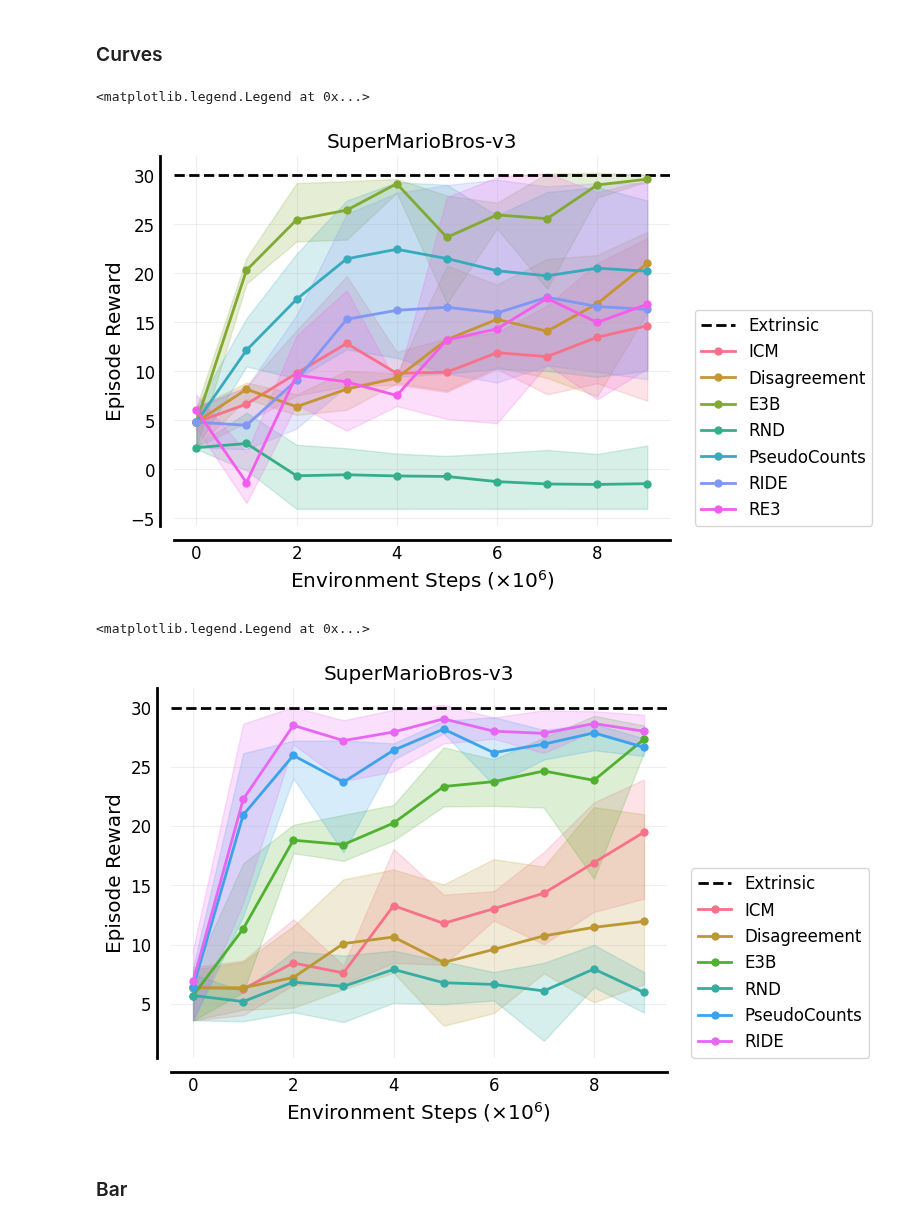
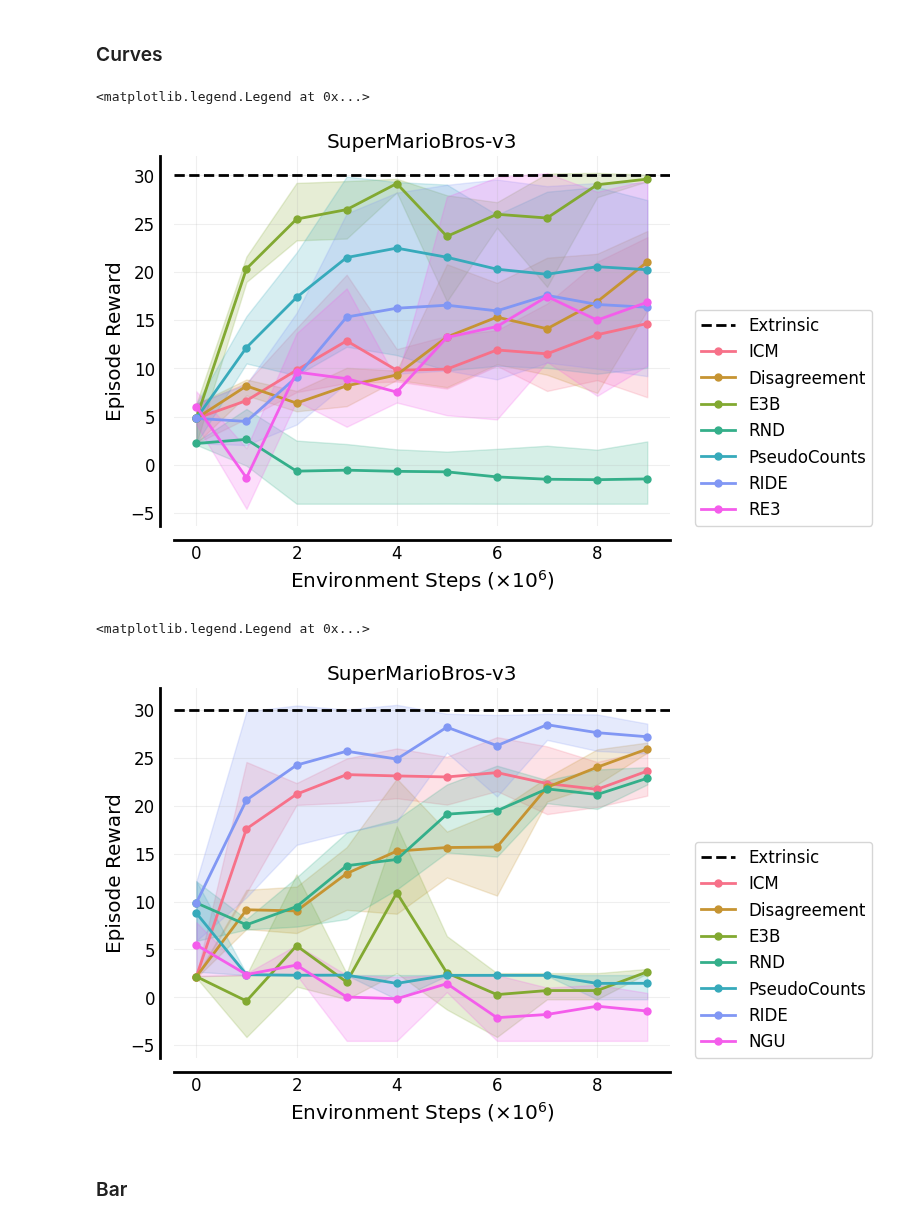
Before and after one commit to RLE-Foundation/rllte, a Jupyter notebook: experimental/figure.ipynb, the cells around one changed output. Drawn from its saved outputs; the diff is of its cells as text; code cells hidden in the pictures.

```diff
--- a/experimental/figure.ipynb
+++ b/experimental/figure.ipynb
@@ -20,7 +20,7 @@ from rllte.evaluation import Performance
 algos = ['ICM', 'Disagreement', 'E3B', 'RND', 'PseudoCounts', 'RIDE', 'RE3']
 colors = sns.color_palette("husl", len(algos))
 
-root = "/Users/yuanmingqi/Downloads/rlexplore/mario/baseline"
+root = "/home/roger/Desktop/rllte/all_mario_runs/baseline"
 num_points = 10
 all_data = {algo: [] for algo in algos}
 for algo in algos:
@@ -69,12 +69,12 @@ ax = _annotate_and_decorate_axis(ax,
 ax.legend(bbox_to_anchor=(1.05, 0), loc=3, borderaxespad=0, fontsize='large')
 # %% [output]
 <matplotlib.legend.Legend at 0x...>
-[figure, old version]
+[figure, new version]
 # %%
-algos = ['ICM', 'Disagreement', 'E3B', 'RND', 'PseudoCounts', 'RIDE']#, 'RE3']
+algos = ['ICM', 'Disagreement', 'E3B', 'RND', 'PseudoCounts', 'RIDE', 'NGU'] #'RE3',]
 colors = sns.color_palette("husl", len(algos))
 
-root = "/Users/yuanmingqi/Downloads/rlexplore/mario/Obs. Norm."
+root = "/home/roger/Desktop/rllte/all_mario_runs/rew. vanilla"
 num_points = 10
 all_data = {algo: [] for algo in algos}
 for algo in algos:
@@ -95,34 +95,34 @@ for algo in algos:
     for frame in range(num_points):
         perf = Performance(all_data[algo][:, :, frame], get_ci=True, reps=2000)
         value, CIs = perf.aggregate_iqm()
         sampling_dict[algo][0].append(value)
         sampling_dict[algo][1].append(CIs[0]) # lower bound
         sampling_dict[algo][2].append(CIs[1]) # upper bound
 
     sampling_dict[algo][0] = np.array(sampling_dict[algo][0]).reshape(-1)
     sampling_dict[algo][1] = np.array(sampling_dict[algo][1]).reshape(-1)
     sampling_dict[algo][2] = np.array(sampling_dict[algo][2]).reshape(-1)
 
 fig, ax = plt.subplots()
 
 ax.axhline(y=30.0, color='k', linestyle='--', linewidth=2, label="Extrinsic")
 for algo, color in zip(algos, colors):
     mean, ci_high, ci_low = sampling_dict[algo]
     ax.plot(mean, linewidth=2, marker='o', markersize=5, c=color, label=algo)
     ax.fill_between(range(num_points), ci_high, ci_low, alpha=0.2, color=color)
 
 ax.set_title('SuperMarioBros-v3', fontsize="x-large")
 ax = _annotate_and_decorate_axis(ax,
                                  ticklabelsize="large",
                                  xlabel=r"Environment Steps ($\times 10^6$)",
                                  ylabel="Episode Reward",
                                  xticklabels=np.linspace(0, 1, num_points),
                                  )
 # ax.legend(loc='upper left', fontsize='large')
 ax.legend(bbox_to_anchor=(1.05, 0), loc=3, borderaxespad=0, fontsize='large')
 # %% [output]
 <matplotlib.legend.Legend at 0x...>
-[figure, old version]
+[figure, new version]
 # %% [markdown]
 ### Bar
 # %%
```
Also changed, not shown: parts of 5 cells of this notebook, 2 other files.
